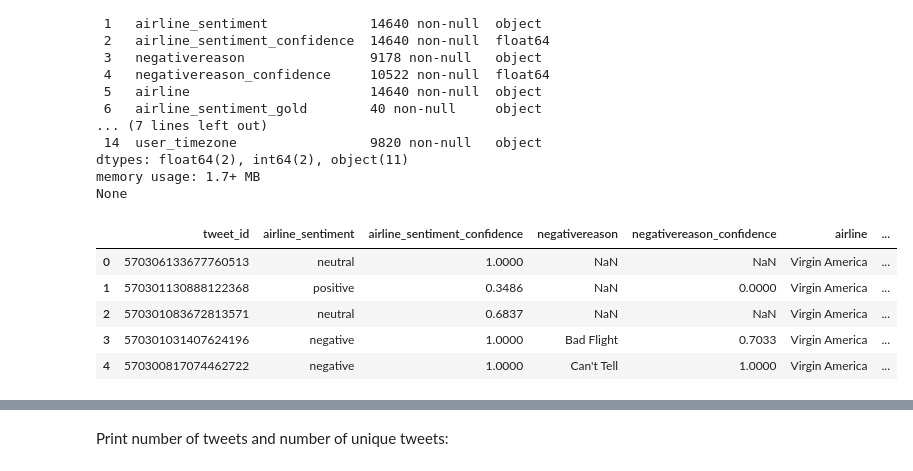
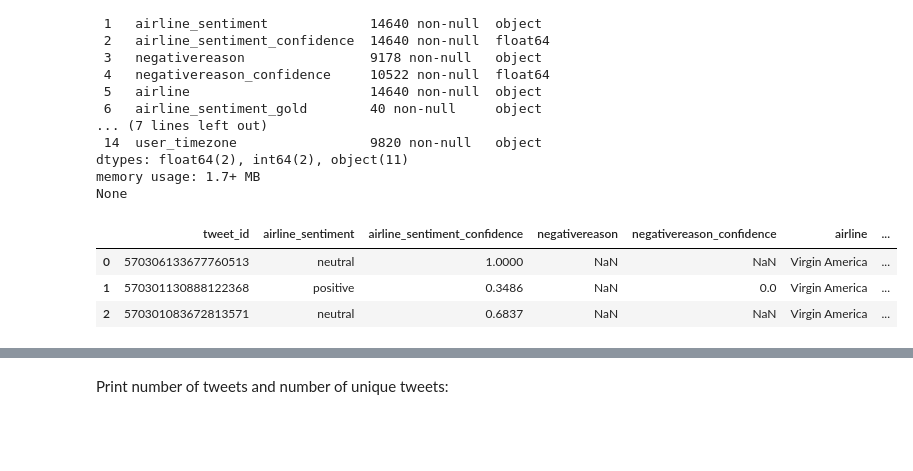
Before and after one commit to gs354/twitter_american_airlines, a Jupyter notebook: notebooks/tweet_pre_processing.ipynb, the cells around one changed output, grey strips where cells are left out. Cells and saved outputs as stored; diff of their text form; code cells hidden in the pictures; blank space fills up the shorter version.

```diff
--- a/notebooks/tweet_pre_processing.ipynb
+++ b/notebooks/tweet_pre_processing.ipynb
@@ -9,6 +9,7 @@ import numpy as np
 from collections import Counter
 import plotly.express as px
 import preprocessing.preprocessing as pp
+pd.set_option('display.max_colwidth', None)
 # %%
 # Run these two lines to have all plots appear on GitHub:
 import plotly.io as pio
@@ -38,12 +39,10 @@ dtypes: float64(2), int64(2), object(11)
 memory usage: 1.7+ MB
 None
 # %%
-df.head()
+df.head(3)
 # %% [output]
 |  | tweet_id | airline_sentiment | airline_sentiment_confidence | negativereason | negativereason_confidence | airline | ... |
 | 0 | 570306133677760513 | neutral | 1.0000 | NaN | NaN | Virgin America | ... |
-| 1 | 570301130888122368 | positive | 0.3486 | NaN | 0.0000 | Virgin America | ... |
+| 1 | 570301130888122368 | positive | 0.3486 | NaN | 0.0 | Virgin America | ... |
 | 2 | 570301083672813571 | neutral | 0.6837 | NaN | NaN | Virgin America | ... |
-| 3 | 570301031407624196 | negative | 1.0000 | Bad Flight | 0.7033 | Virgin America | ... |
-| 4 | 570300817074462722 | negative | 1.0000 | Can't Tell | 1.0000 | Virgin America | ... |
 # %%
```
Also changed, not shown: parts of 17 cells of this notebook.
